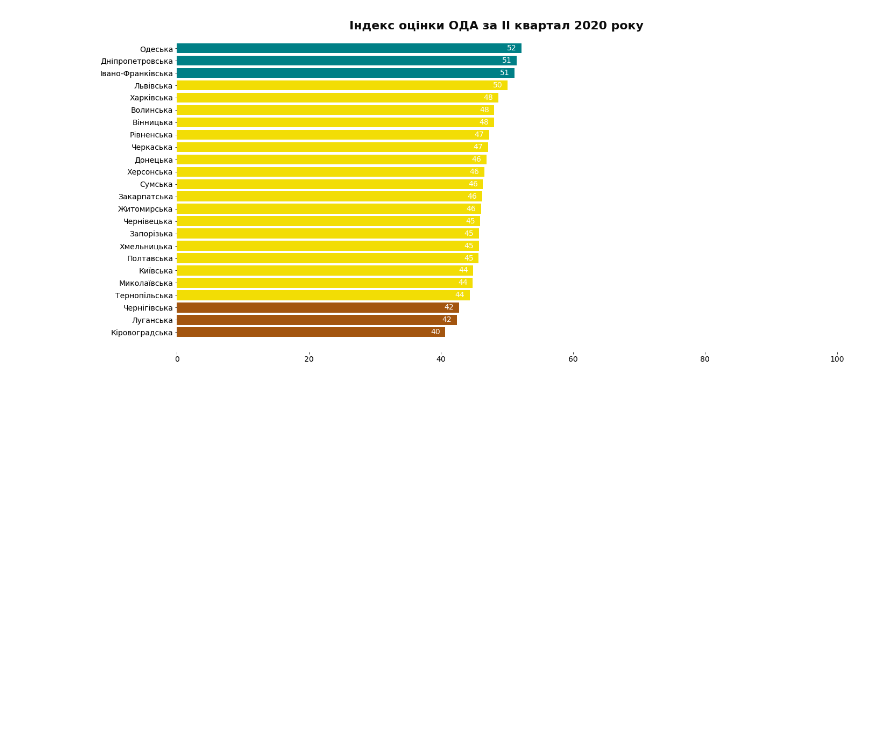
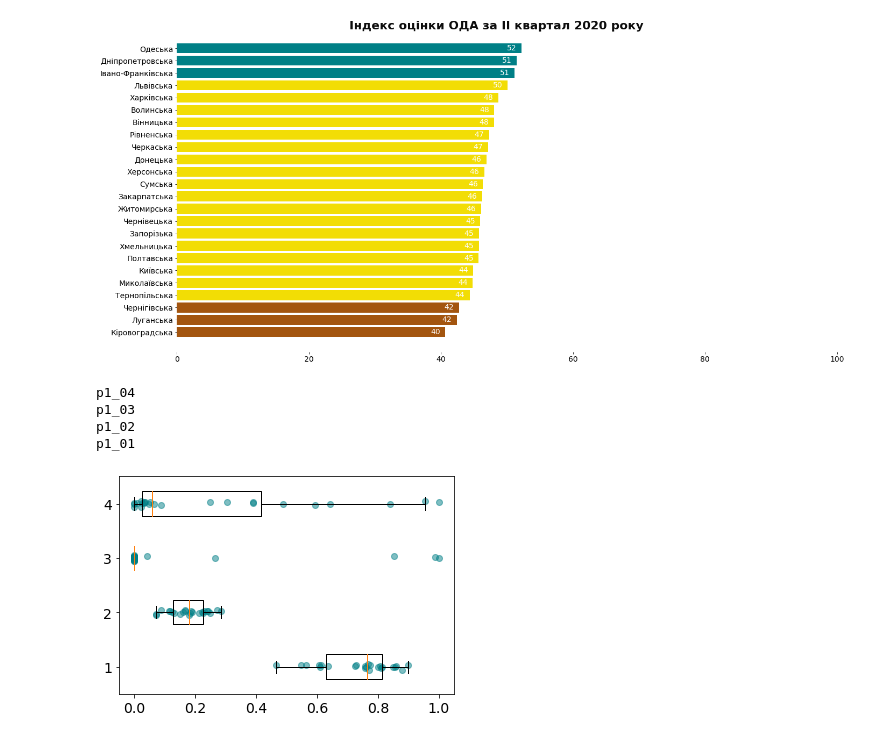
Before and after one commit to hp0404/index-2020-2, a Jupyter notebook: notebooks/00_viz.ipynb, the cells around one changed output. Saved outputs shown, nothing was run; the diff lists cells and outputs as text; code cells hidden in the pictures; blank space fills up the shorter version.

Commit message:
додав boxplot

```diff
--- a/notebooks/00_viz.ipynb
+++ b/notebooks/00_viz.ipynb
@@ -290,3 +291,19 @@ plt.savefig('./../00_viz/00_index_ranking_v3.png', dpi = 300, bbox_inches = 'tig
 plt.show()
 # %% [output]
 [figure]
+# %%
+df_cur = df_index.loc[:,df_index.columns.str.contains(f"p{1}")]
+df_cur = df_cur[df_cur.columns.sort_values(ascending=False)]
+
+plt.boxplot(df_cur.T,vert=False,sym='')
+for ind,col in enumerate(df_cur.columns):
+    print(col)
+    plt.scatter(df_cur[col],y_noise+ind,alpha=0.5,color='#007f86')
+
+plt.show()
+# %% [output]
+p1_04
+p1_03
+p1_02
+p1_01
+[figure, added]
```
Also changed, not shown: parts of 7 cells of this notebook, 1 other file.
